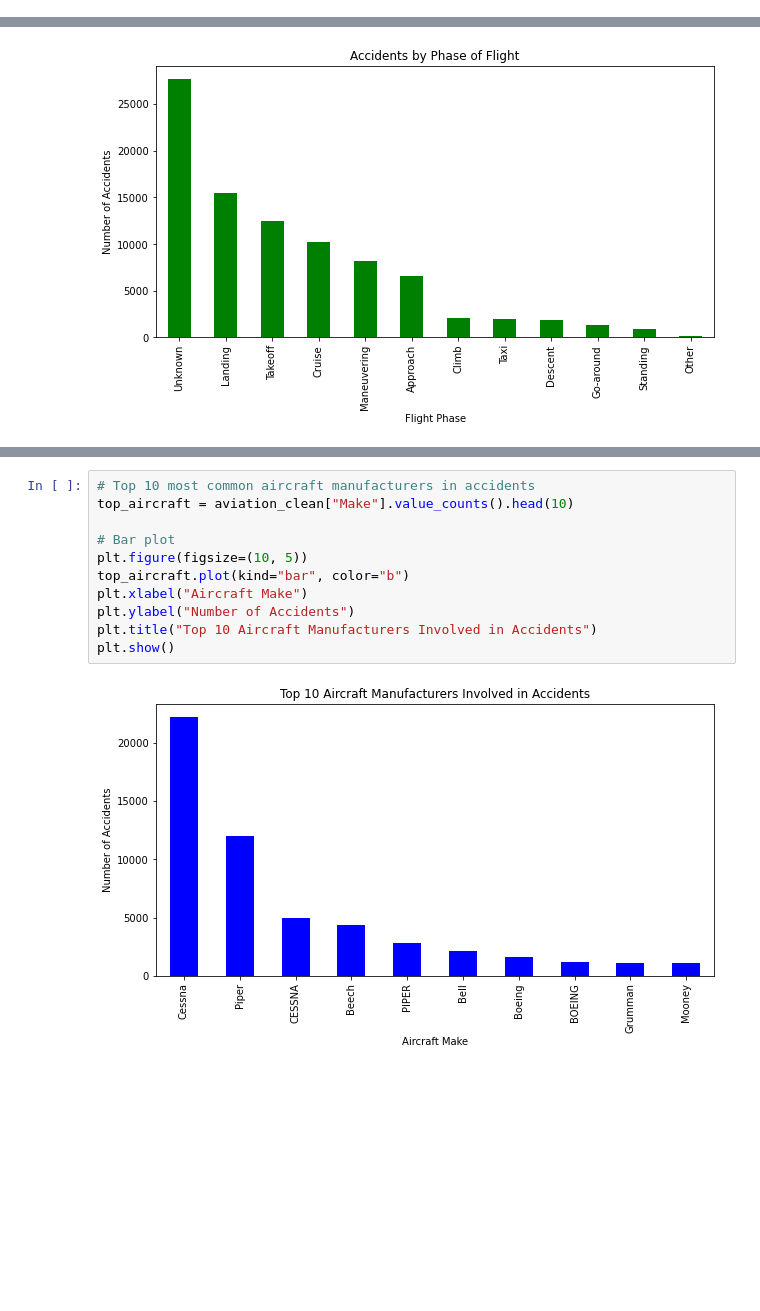
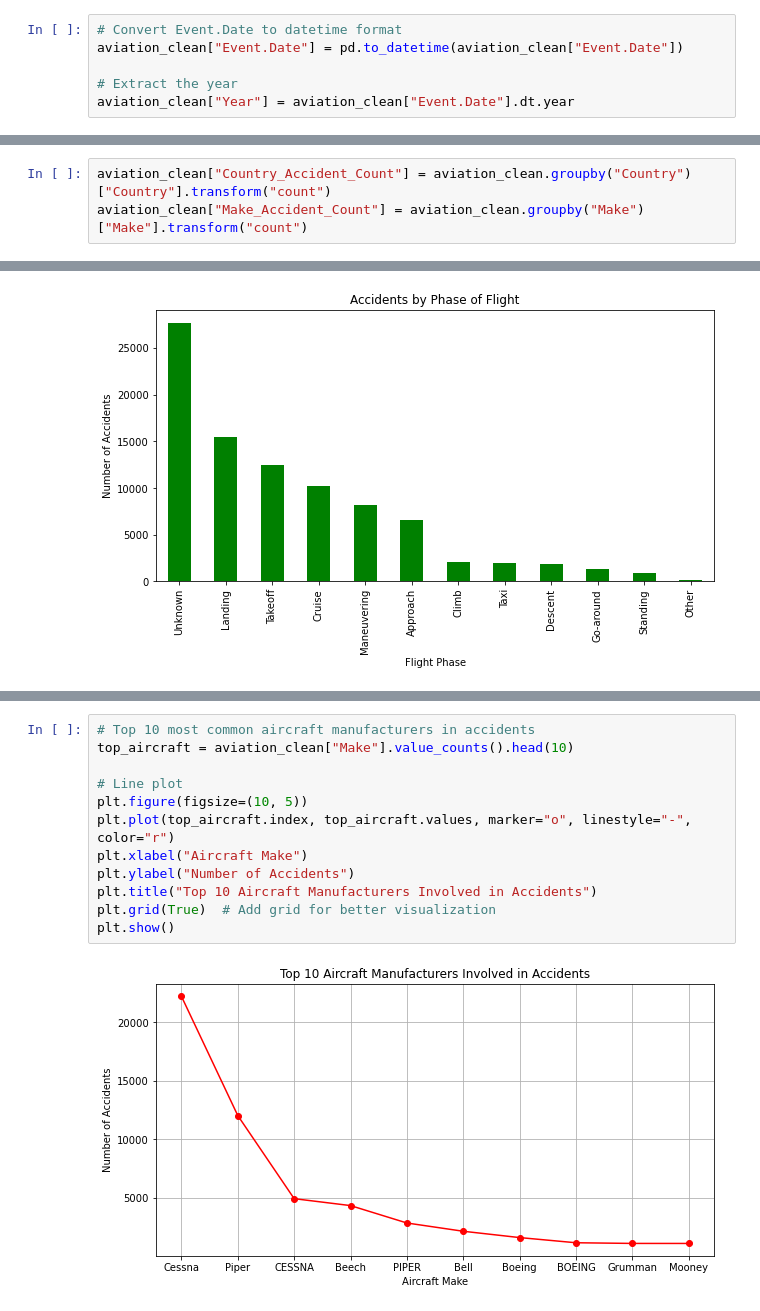
Before and after one commit to Nyamburachristine/Aviation-Data-Project, a Jupyter notebook: index.ipynb, the cells around one changed output, grey strips where cells are left out. Drawn from its saved outputs; the diff is of its cells as text; blank space fills up the shorter version.

```diff
--- a/index.ipynb
+++ b/index.ipynb
@@ -275,0 +352,6 @@ aviation_clean.shape
+# %%
+# Convert Event.Date to datetime format
+aviation_clean["Event.Date"] = pd.to_datetime(aviation_clean["Event.Date"])
+
+# Extract the year
+aviation_clean["Year"] = aviation_clean["Event.Date"].dt.year
@@ -275,0 +481,3 @@ aviation_clean.shape
+# %%
+aviation_clean["Country_Accident_Count"] = aviation_clean.groupby("Country")["Country"].transform("count")
+aviation_clean["Make_Accident_Count"] = aviation_clean.groupby("Make")["Make"].transform("count")
@@ -309,13 +572,14 @@ plt.show()
 # %%
 # Top 10 most common aircraft manufacturers in accidents
 top_aircraft = aviation_clean["Make"].value_counts().head(10)
 
-# Bar plot
+# Line plot
 plt.figure(figsize=(10, 5))
-top_aircraft.plot(kind="bar", color="b")
+plt.plot(top_aircraft.index, top_aircraft.values, marker="o", linestyle="-", color="r")
 plt.xlabel("Aircraft Make")
 plt.ylabel("Number of Accidents")
 plt.title("Top 10 Aircraft Manufacturers Involved in Accidents")
+plt.grid(True)  # Add grid for better visualization
 plt.show()
 # %% [output]
-[figure, old version]
+[figure, new version]
```
Also changed, not shown: parts of 31 cells of this notebook.
